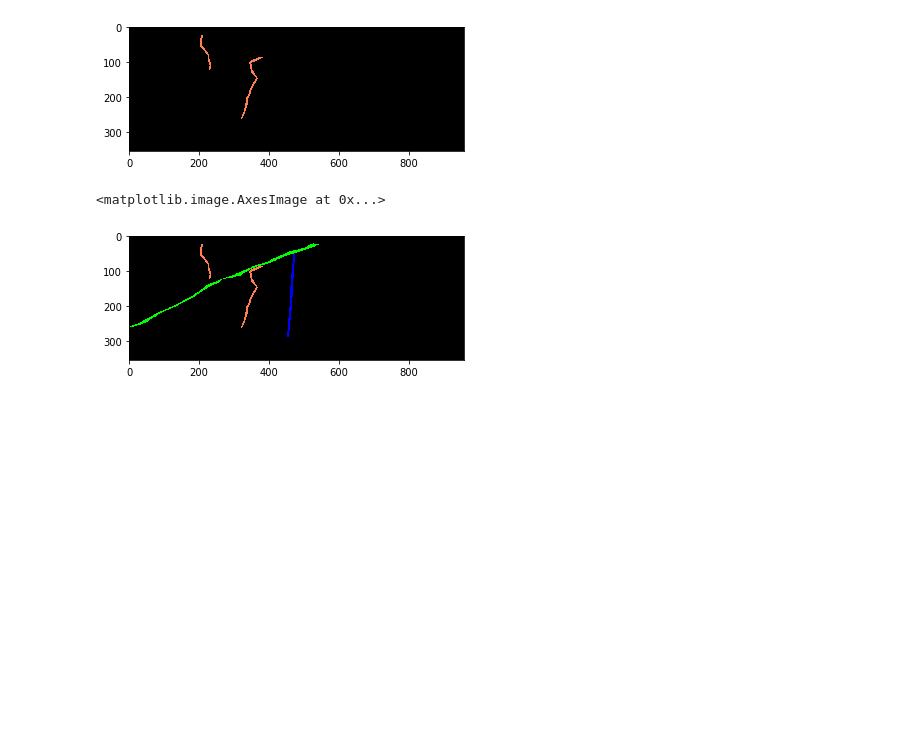
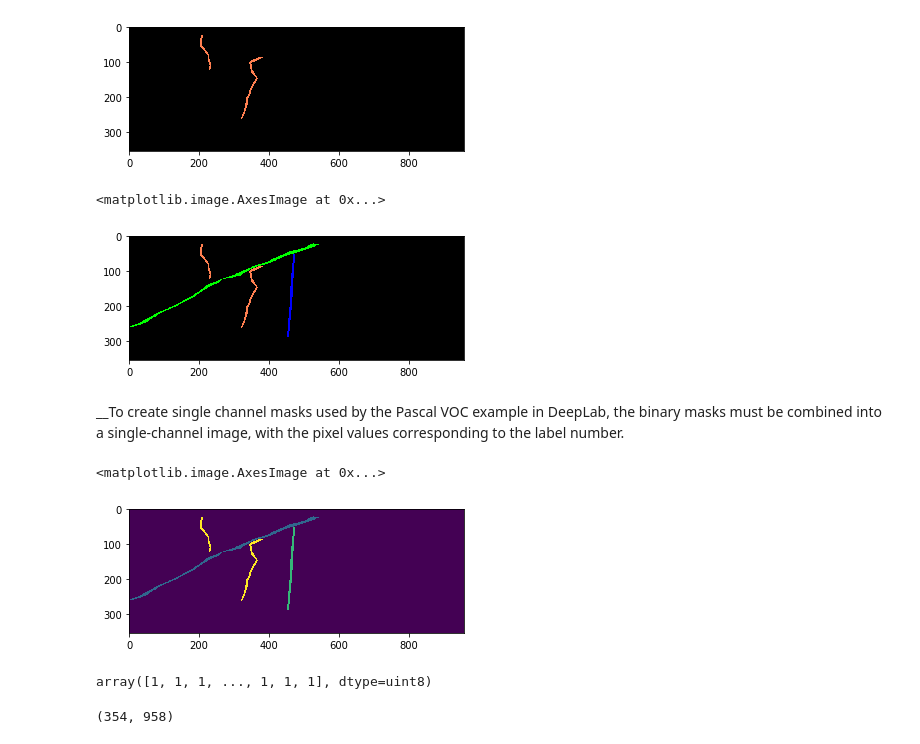
Before and after one commit to DiUS/deeplab-utils, a Jupyter notebook: converting binary masks to instance mask.ipynb, the cells around one changed output. Cells and saved outputs as stored; diff of their text form; code cells hidden in the pictures; blank space fills up the shorter version.

Commit message:
Added single-channel mask creation.

```diff
--- a/converting binary masks to instance mask.ipynb
+++ b/converting binary masks to instance mask.ipynb
@@ -69,3 +69,32 @@ plt.imshow(combined_im)
 [figure]
 # %%
 imageio.imwrite('instance-mask.png', combined_im)
+# %% [markdown]
+__To create single channel masks used by the Pascal VOC example in DeepLab, the binary masks must be combined into a single-channel image, with the pixel values corresponding to the label number.
+# %%
+rock_2_mask = np.array(vein_type_1_binary_mask)
+# %%
+type_1_value = 1
+type_2_value = 2
+type_3_value = 3
+
+vein_1_rows, vein_1_cols = np.where(vein_type_1_binary_mask==255)
+vein_2_rows, vein_2_cols = np.where(vein_type_2_binary_mask==255)
+vein_3_rows, vein_3_cols = np.where(vein_type_3_binary_mask==255)
+
+rock_2_mask[vein_1_rows, vein_1_cols] = type_1_value
+rock_2_mask[vein_2_rows, vein_2_cols] = type_2_value
+rock_2_mask[vein_3_rows, vein_3_cols] = type_3_value
+# %%
+plt.imshow(rock_2_mask)
+# %% [output]
+<matplotlib.image.AxesImage at 0x...>
+[figure, added]
+# %%
+rock_2_mask[vein_1_rows, vein_1_cols]
+# %% [output]
+array([1, 1, 1, ..., 1, 1, 1], dtype=uint8)
+# %%
+rock_2_mask.shape
+# %% [output]
+(354, 958)
```
Also changed, not shown: 1 other file.
